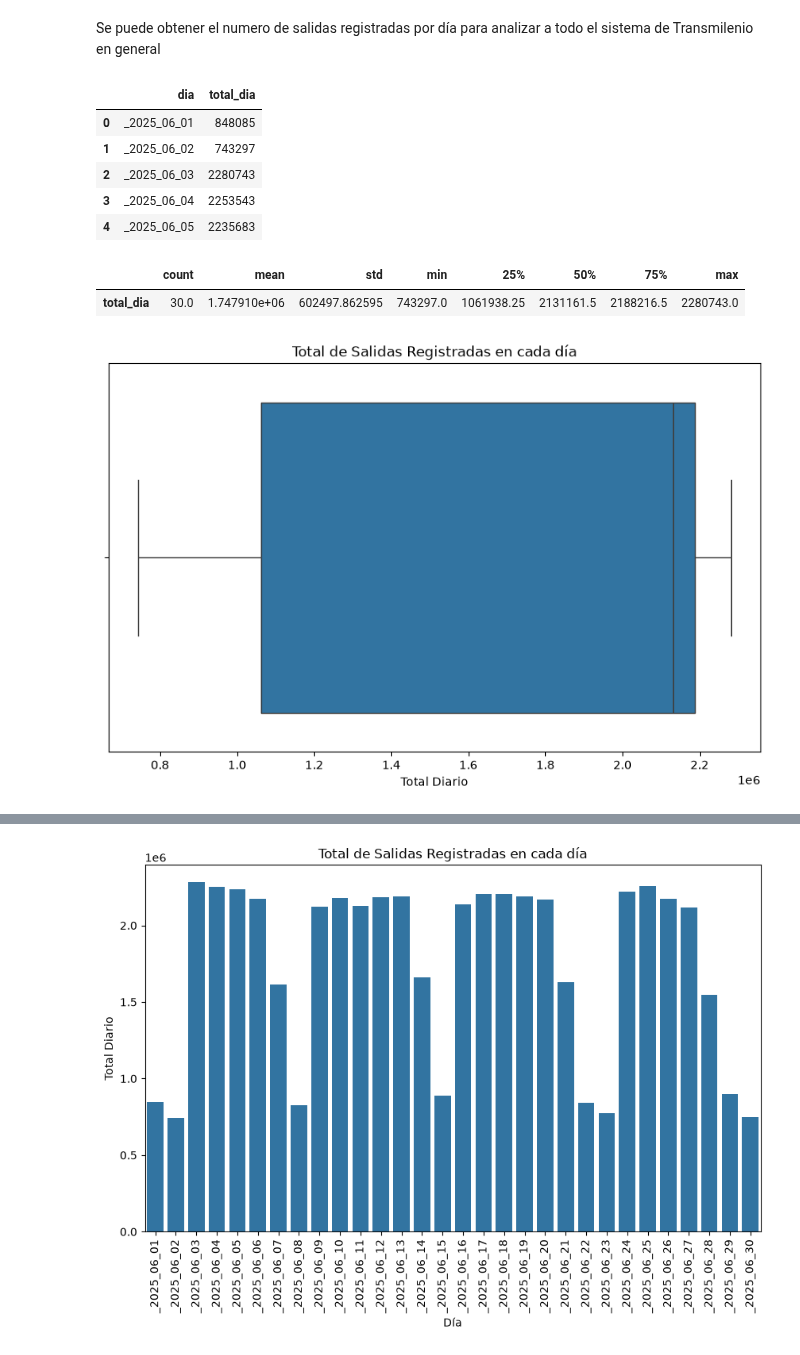
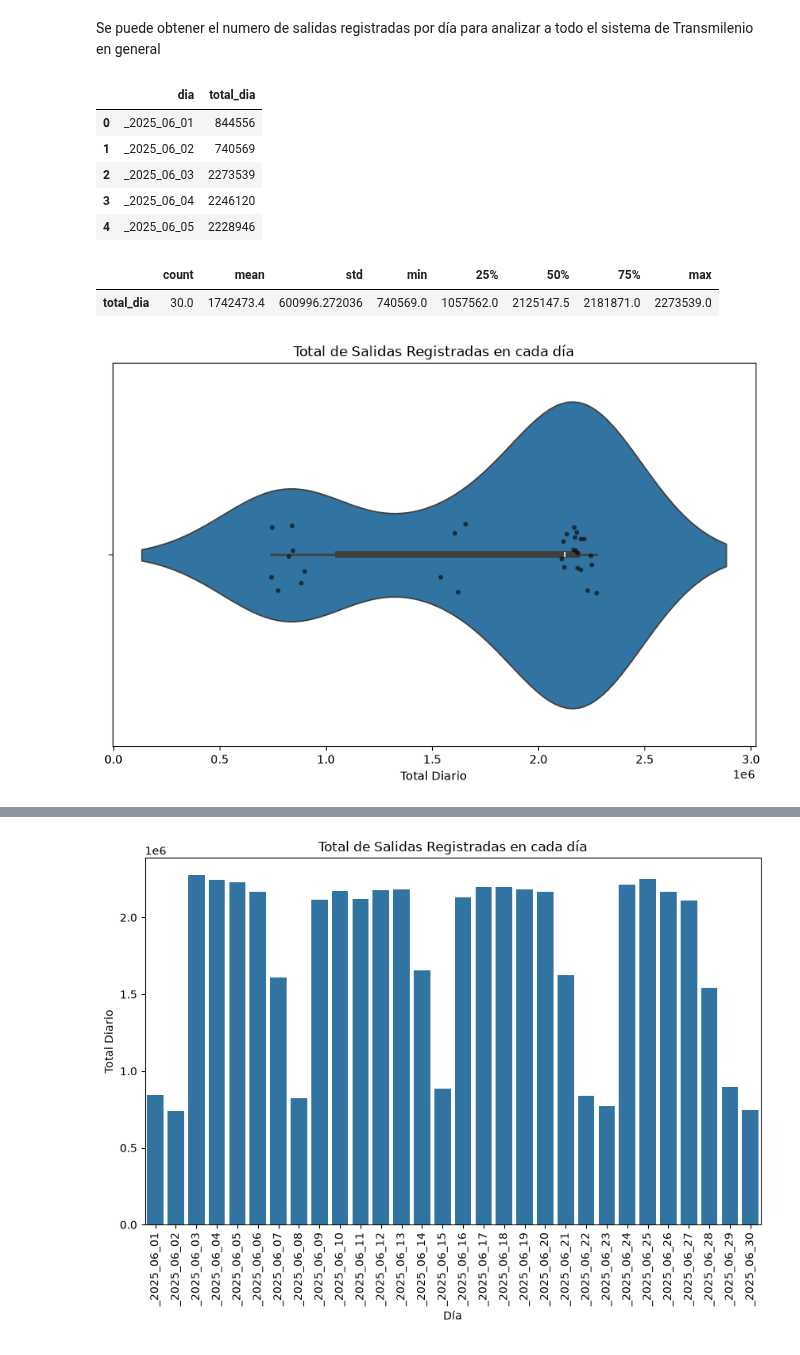
Before and after one commit to 10Nick01/Mineria, a Jupyter notebook: Tareas/Parcial1/codigo.ipynb, the cells around one changed output, grey strips where cells are left out. Saved outputs shown, nothing was run; the diff lists cells and outputs as text; code cells hidden in the pictures.

```diff
--- a/Tareas/Parcial1/codigo.ipynb
+++ b/Tareas/Parcial1/codigo.ipynb
@@ -330,0 +378,3 @@ Length: 13, dtype: str
+# %%
+df1_clean = df1_clean[~df1_clean['Acceso_Estacion'].str.contains('discap', case=False, na=False)]
+df1_clean['Acceso_Estacion'].unique()
@@ -962,22 +1057,29 @@ df_dia.columns = ['dia', 'total_dia']
 df_dia.head()
 # %% [output]
 |  | dia | total_dia |
-| 0 | _2025_06_01 | 848085 |
-| 1 | _2025_06_02 | 743297 |
-| 2 | _2025_06_03 | 2280743 |
-| 3 | _2025_06_04 | 2253543 |
-| 4 | _2025_06_05 | 2235683 |
+| 0 | _2025_06_01 | 844556 |
+| 1 | _2025_06_02 | 740569 |
+| 2 | _2025_06_03 | 2273539 |
+| 3 | _2025_06_04 | 2246120 |
+| 4 | _2025_06_05 | 2228946 |
 # %%
 df_dia.describe().T
 # %% [output]
 |  | count | mean | std | min | 25% | 50% | 75% | max |
-| total_dia | 30.0 | 1.747910e+06 | 602497.862595 | 743297.0 | 1061938.25 | 2131161.5 | 2188216.5 | 2280743.0 |
+| total_dia | 30.0 | 1742473.4 | 600996.272036 | 740569.0 | 1057562.0 | 2125147.5 | 2181871.0 | 2273539.0 |
 # %%
 plt.figure(figsize=(10, 6))
-sns.boxplot(data=df_dia, x="total_dia")
+sns.violinplot(data=df_dia, x="total_dia")
+
+sns.stripplot(
+    data=df_dia, x="total_dia", color="black",
+    alpha=0.6,
+    jitter=True,
+    size=4
+)
 
 plt.xlabel("Total Diario")
 plt.title("Total de Salidas Registradas en cada día")
 plt.show()
 # %% [output]
-[figure, old version]
+[figure, new version]
```
Also changed, not shown: parts of 35 cells of this notebook.
